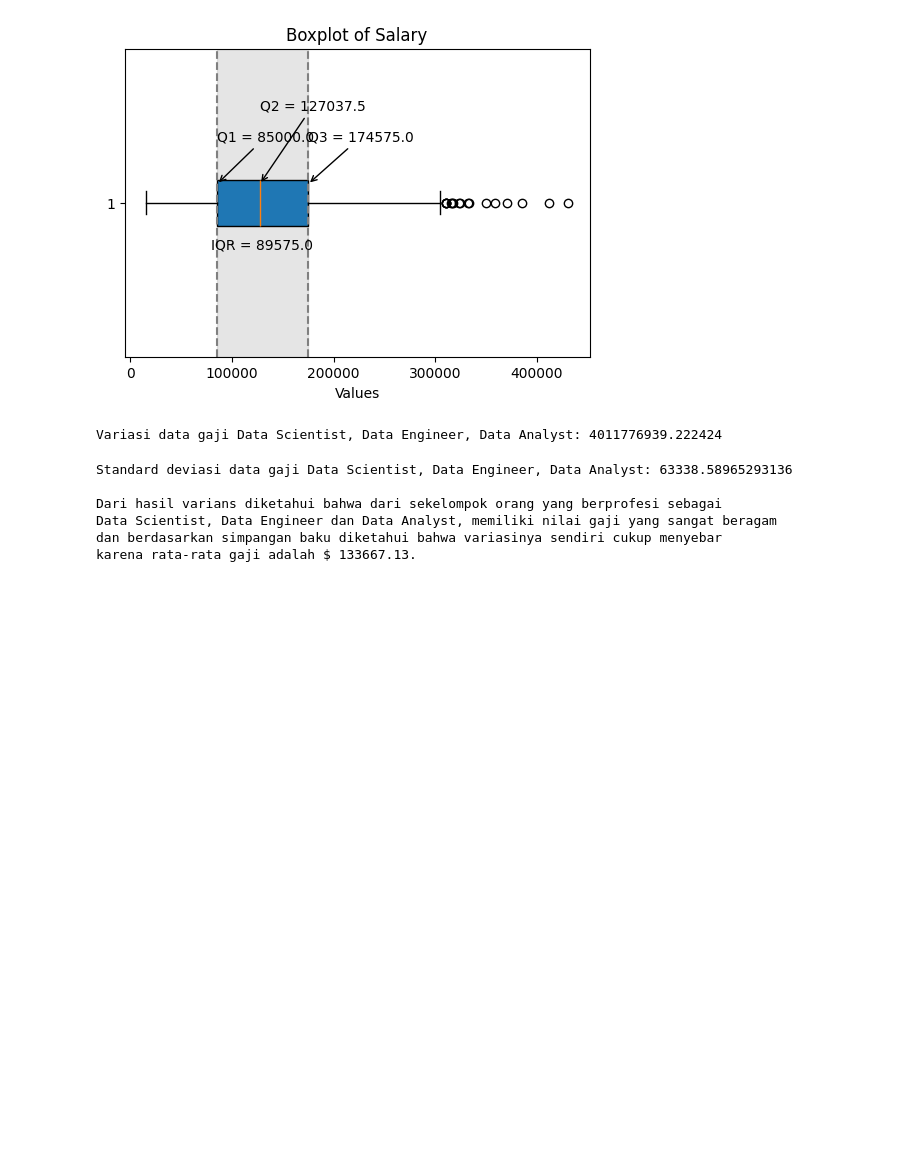
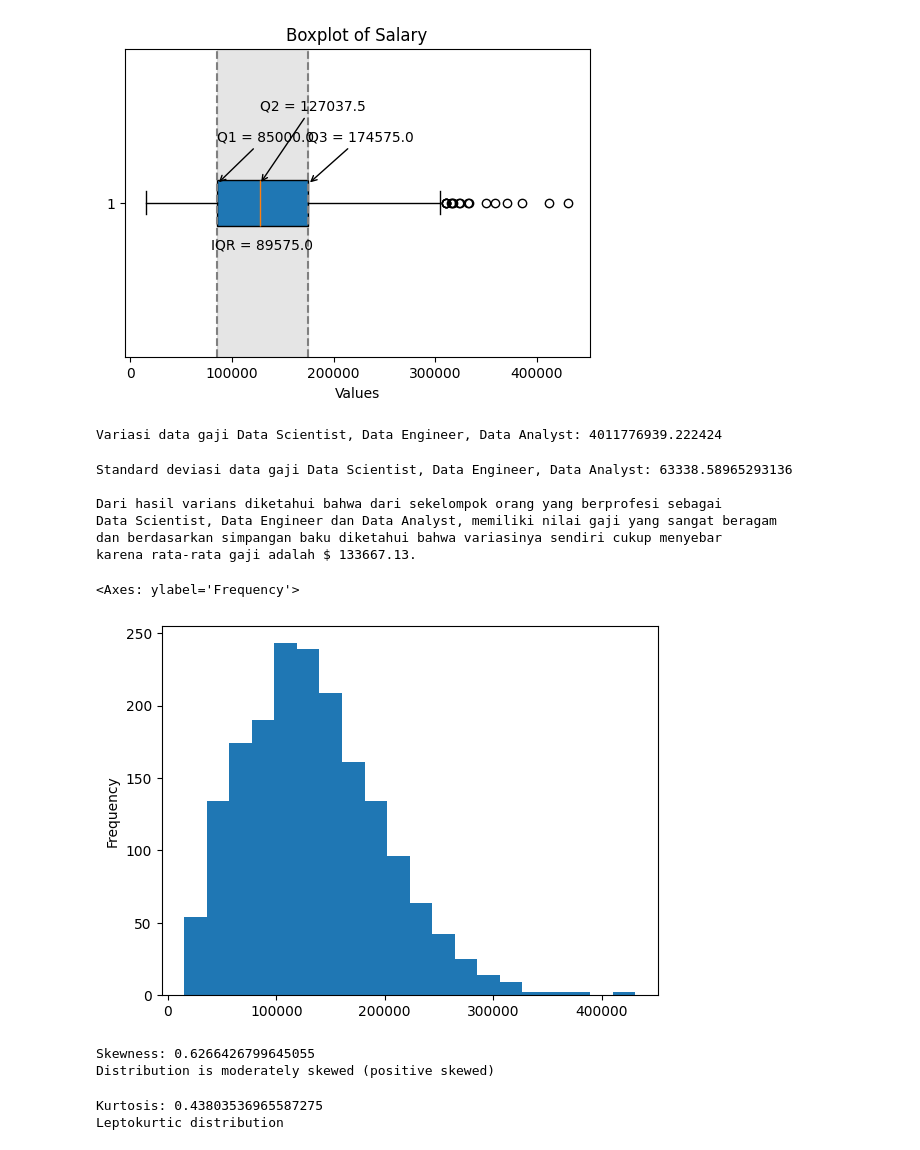
Before and after one commit to CODA-Assignment-Bay/p1-coda001-rmt-m2-lusitaniarc, a Jupyter notebook: P1M2_lusitania.ipynb, the cells around one changed output. Drawn from its saved outputs; the diff is of its cells as text; code cells hidden in the pictures; blank space fills up the shorter version.

```diff
--- a/P1M2_lusitania.ipynb
+++ b/P1M2_lusitania.ipynb
@@ -242,0 +318,20 @@ karena rata-rata gaji adalah $ 133667.13.
+# %%
+# continuous distribution
+df3['Salary in USD'].plot(kind='hist',bins=20)
+# %% [output]
+<Axes: ylabel='Frequency'>
+[figure, added]
+# %%
+# Normaly Test - Skewness
+print(f"Skewness: {df3['Salary in USD'].skew()}")
+print('Distribution is moderately skewed (positive skewed)')
+# %% [output]
+Skewness: 0.6266426799645055
+Distribution is moderately skewed (positive skewed)
+# %%
+# Normaly Test - Kurtosis
+print(f"Kurtosis: {df3['Salary in USD'].kurtosis()}")
+print('Leptokurtic distribution')
+# %% [output]
+Kurtosis: 0.43803536965587275
+Leptokurtic distribution
```
Also changed, not shown: parts of 52 cells of this notebook, 2 other files.
